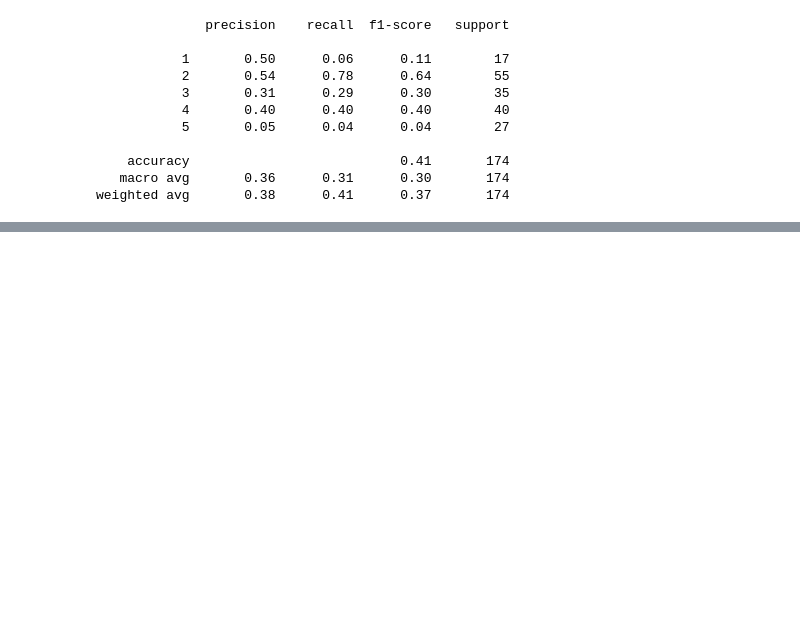
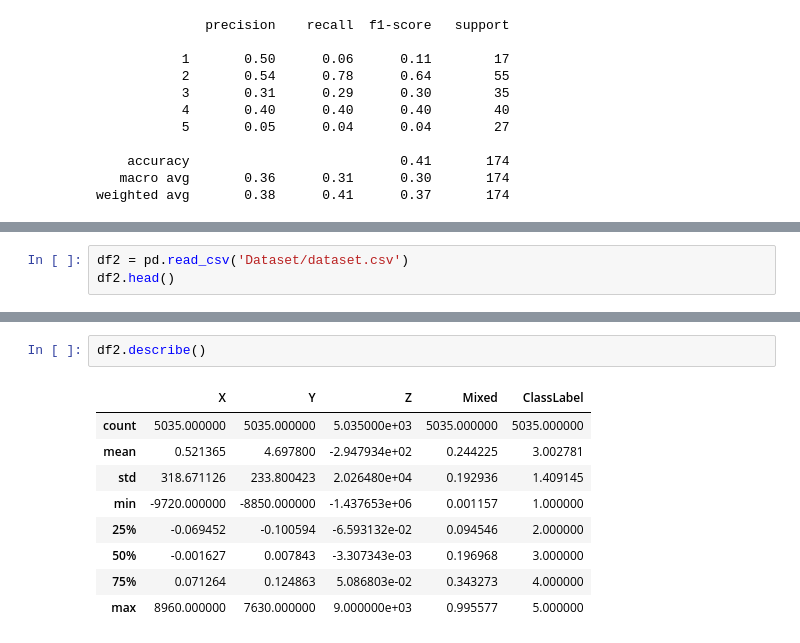
Before and after one commit to cepdnaclk/e19-co544-Hand-Tremor-Based-Biometric-Recognition, a Jupyter notebook: code/SVM.ipynb, the cells around one changed output, grey strips where cells are left out. Drawn from its saved outputs; the diff is of its cells as text; blank space fills up the shorter version.

Commit message:
use with dataset.csv

```diff
--- a/code/SVM.ipynb
+++ b/code/SVM.ipynb
@@ -167,0 +225,3 @@ weighted avg       0.38      0.41      0.37       174
+# %%
+df2 = pd.read_csv('Dataset/dataset.csv')
+df2.head()
@@ -167,0 +235,12 @@ weighted avg       0.38      0.41      0.37       174
+# %%
+df2.describe()
+# %% [output]
+|  | X | Y | Z | Mixed | ClassLabel |
+| count | 5035.000000 | 5035.000000 | 5.035000e+03 | 5035.000000 | 5035.000000 |
+| mean | 0.521365 | 4.697800 | -2.947934e+02 | 0.244225 | 3.002781 |
+| std | 318.671126 | 233.800423 | 2.026480e+04 | 0.192936 | 1.409145 |
+| min | -9720.000000 | -8850.000000 | -1.437653e+06 | 0.001157 | 1.000000 |
+| 25% | -0.069452 | -0.100594 | -6.593132e-02 | 0.094546 | 2.000000 |
+| 50% | -0.001627 | 0.007843 | -3.307343e-03 | 0.196968 | 3.000000 |
+| 75% | 0.071264 | 0.124863 | 5.086803e-02 | 0.343273 | 4.000000 |
+| max | 8960.000000 | 7630.000000 | 9.000000e+03 | 0.995577 | 5.000000 |
```
Also changed, not shown: parts of 20 cells of this notebook.
